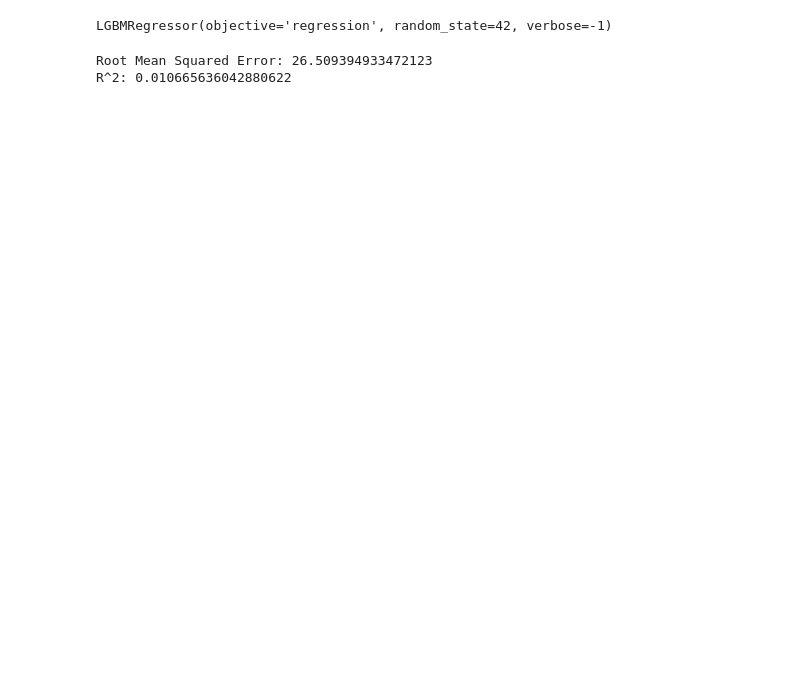
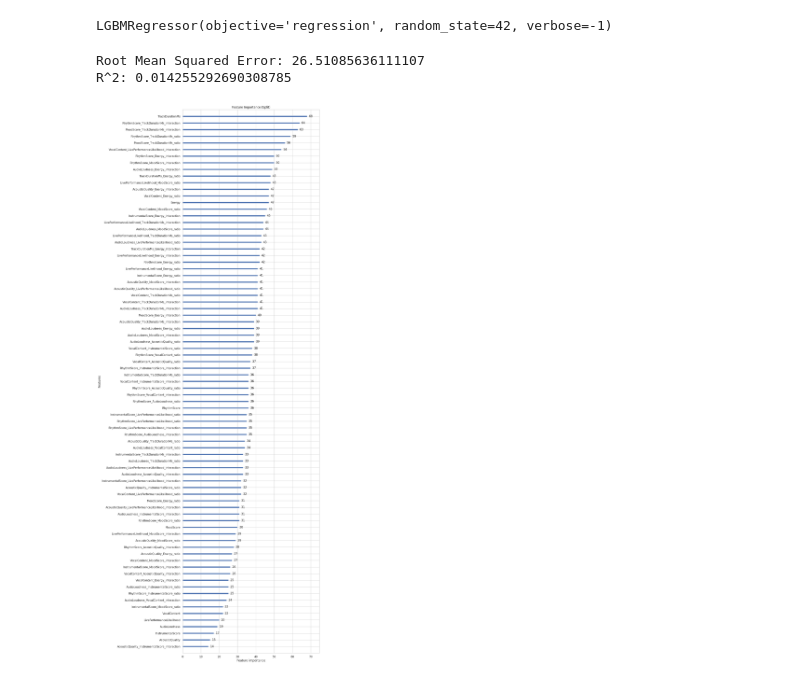
Before and after one commit to atrbyg24/kaggle, a Jupyter notebook: beats_per_minute.ipynb, the cells around one changed output. Drawn from its saved outputs; the diff is of its cells as text; code cells hidden in the pictures; blank space fills up the shorter version.

Commit message:
Kaggle Notebook | beats_per_minute | Version 7

```diff
--- a/beats_per_minute.ipynb
+++ b/beats_per_minute.ipynb
@@ -123,6 +64,18 @@ plt.show()
+# %%
+def create_features(df):
+    new_df = df.copy()
+
+    for col1, col2 in combinations(df.columns,2):
+        if col1 != 'BeatsPerMinute' and col2 != 'BeatsPerMinute':
+            new_df[f'{col1}_{col2}_interaction'] = df[col1] * df[col2]
+            new_df[f'{col1}_{col2}_ratio'] = df[col1]/(df[col2] + 1e-6)
+    return new_df
+# %%
+train_processed = create_features(train)
+test_processed = create_features(test)
 # %%
-X = train.drop('BeatsPerMinute', axis=1).copy()
-y = train['BeatsPerMinute']
+X = train_processed.drop('BeatsPerMinute', axis=1).copy()
+y = train_processed['BeatsPerMinute']
 X_train, X_test, y_train, y_test = train_test_split(X, y, train_size=0.8, shuffle=True, random_state=17)
 # %%
 model = lgb.LGBMRegressor(objective = 'regression',random_state=42,verbose=-1)
@@ -137,5 +90,11 @@ r2 = model.score(X_train,y_train)
 print(f"Root Mean Squared Error: {rmse}")
 print(f"R^2: {r2}")
 # %% [output]
-Root Mean Squared Error: 26.509394933472123
-R^2: 0.010665636042880622
+Root Mean Squared Error: 26.51085636111107
+R^2: 0.014255292690308785
+# %%
+lgb.plot_importance(model, importance_type='split', figsize=(10, 40))
+plt.title("Feature Importance (Split)")
+plt.show()
+# %% [output]
+[figure, added]
```
Also changed, not shown: parts of 12 cells of this notebook.
